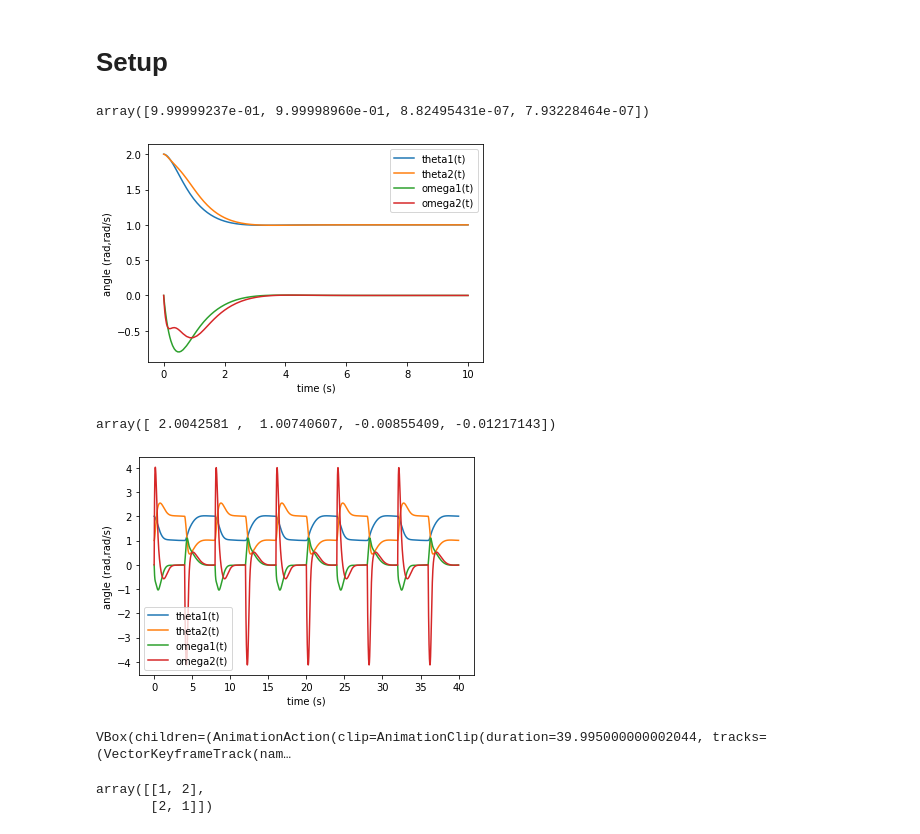
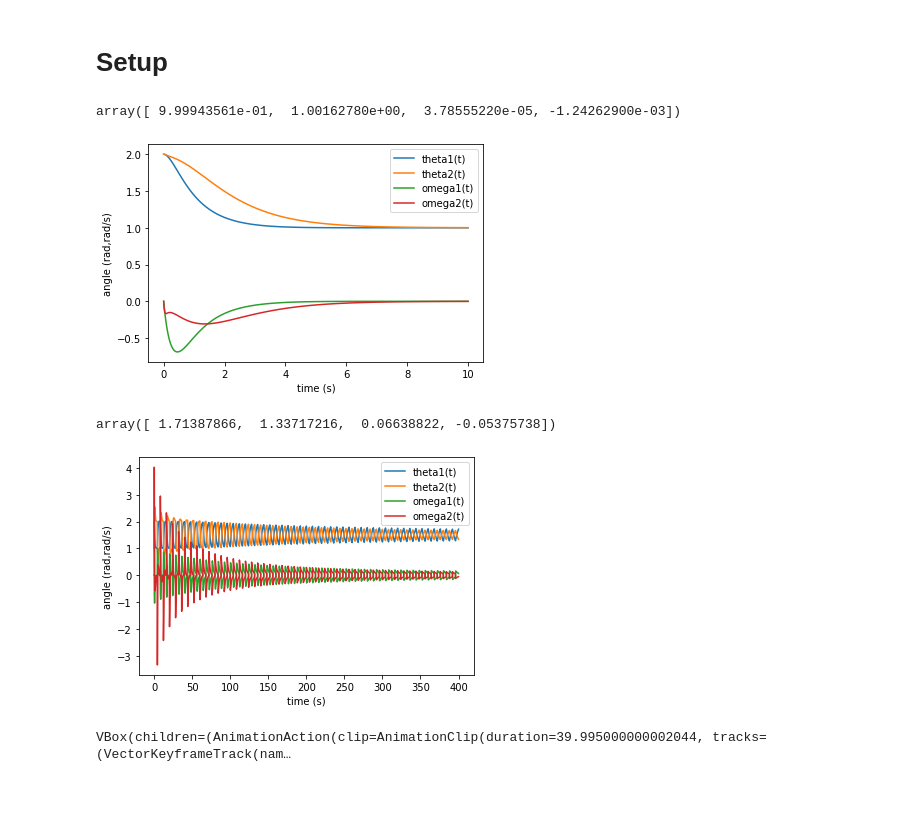
Before and after one commit to jdekarske/2d-robot-prognostics, a Jupyter notebook: visualization.ipynb, the cells around one changed output. Drawn from its saved outputs; the diff is of its cells as text; code cells hidden in the pictures; blank space fills up the shorter version.

Commit message:
added degradation

```diff
--- a/visualization.ipynb
+++ b/visualization.ipynb
@@ -34,6 +34,8 @@ model_constants = {
     fore_arm_com_length: 0.11993,  # [m]
     fore_arm_mass: fore_arm_mass_constant,  # [kg]
     fore_arm_inertia: 0.5 * fore_arm_mass_constant * fore_arm_radius_constant ** 2, # [kg*m^2]
+    shoulder_degradation_rate: 0,
+    elbow_degradation_rate: 0,
     g: 0 #9.806
 }
 
@@ -46,6 +48,8 @@ real_constants = {
     fore_arm_com_length: 0.11993,  # [m]
     fore_arm_mass: fore_arm_mass_constant,  # [kg]
     fore_arm_inertia: 0.5 * fore_arm_mass_constant * fore_arm_radius_constant ** 2, # [kg*m^2]
+    shoulder_degradation_rate: 1,
+    elbow_degradation_rate: 1,
     g: 9.806
 }
 
@@ -132,8 +136,8 @@ plt.xlabel('time (s)')
 plt.ylabel('angle (rad,rad/s)')
 sol.y[:, -1]
 # %% [output]
-array([9.99999237e-01, 9.99998960e-01, 8.82495431e-07, 7.93228464e-07])
+array([ 9.99943561e-01,  1.00162780e+00,  3.78555220e-05, -1.24262900e-03])
-[figure, old version]
+[figure, new version]
 # %%
 scene = Scene(inertial_frame, shoulder)
 
@@ -147,7 +151,7 @@ scene.times = sol.t
 # scene.display_jupyter()
 # %%
 
-chunks = 10
+chunks = 100
 chunk_total_time = 4  # seconds
 chunk_times = np.arange(0.0, chunk_total_time, SIMULATION_TIME_STEP)
 
@@ -159,35 +163,42 @@ chunk_initial_conditions = np.vstack(
 
 all_t = np.empty((chunk_times.size * chunks, 1))
 all_y = np.empty((chunk_times.size * chunks, 4))  # 4 states
 
 for i in range(chunks):
     r = all_positions[:, i]
     chunk_times = np.arange(chunk_total_time * i, chunk_total_time * (i+1), SIMULATION_TIME_STEP)
     output_indices = np.array([0, chunk_times.size]) + chunk_times.size * i
+
+    # update model parameters
+    real_constants[elbow_degradation_rate] = i*0.1
+    real_constants[shoulder_degradation_rate] = i*0.1
+    real_sys = System(kane)
+    real_sys.constants = real_constants
+    real_sys.generate_ode_function()
 
     def controller(x, t):
         u = np.asarray(np.add(-np.matmul(K, x).reshape(2, 1),
                               np.matmul(Nbar, r).reshape(2, 1))).flatten()
         u[0] -= upper_arm_grav_compensator(x[0], x[1])
         u[1] -= fore_arm_grav_compensator(x[0], x[1])
         return u
 
     sol = solve_ivp(lambda x, t, r, p: real_sys.evaluate_ode_function(t, x, r, p),
                     (chunk_times[0], chunk_times[-1]), chunk_initial_conditions.flatten(), method='LSODA', t_eval=chunk_times, args=(controller, real_sys.constants))
 
     all_t[output_indices[0]:output_indices[1],:] = sol.t.reshape(sol.t.size,1)
     all_y[output_indices[0]:output_indices[1],:] = np.transpose(sol.y)
     chunk_initial_conditions = sol.y[:, -1]
 
 
 plt.plot(all_t, all_y)
 plt.legend(model_sys.states)
 plt.xlabel('time (s)')
 plt.ylabel('angle (rad,rad/s)')
 sol.y[:, -1]
 # %% [output]
-array([ 2.0042581 ,  1.00740607, -0.00855409, -0.01217143])
+array([ 1.71387866,  1.33717216,  0.06638822, -0.05375738])
-[figure, old version]
+[figure, new version]
 # %%
 scene = Scene(inertial_frame, shoulder)
 
@@ -201,8 +212,3 @@ scene.times = all_t
 scene.display_jupyter()
 # %% [output]
 VBox(children=(AnimationAction(clip=AnimationClip(duration=39.995000000002044, tracks=(VectorKeyframeTrack(nam…
-# %%
-desired_positions
-# %% [output]
-array([[1, 2],
-       [2, 1]])
```
Also changed, not shown: 1 other file.
